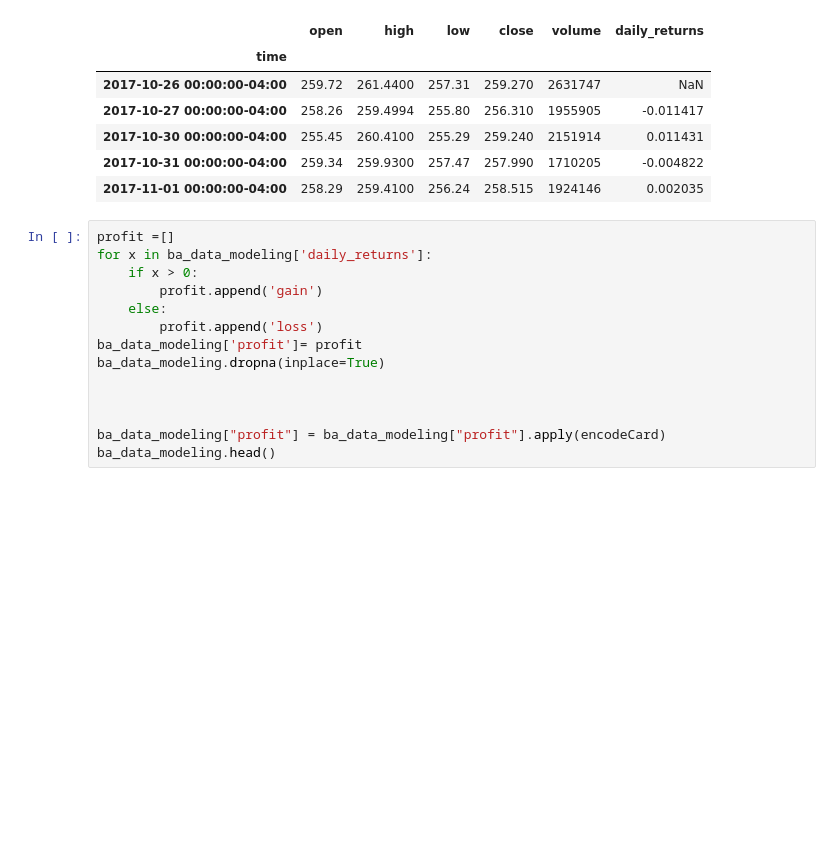
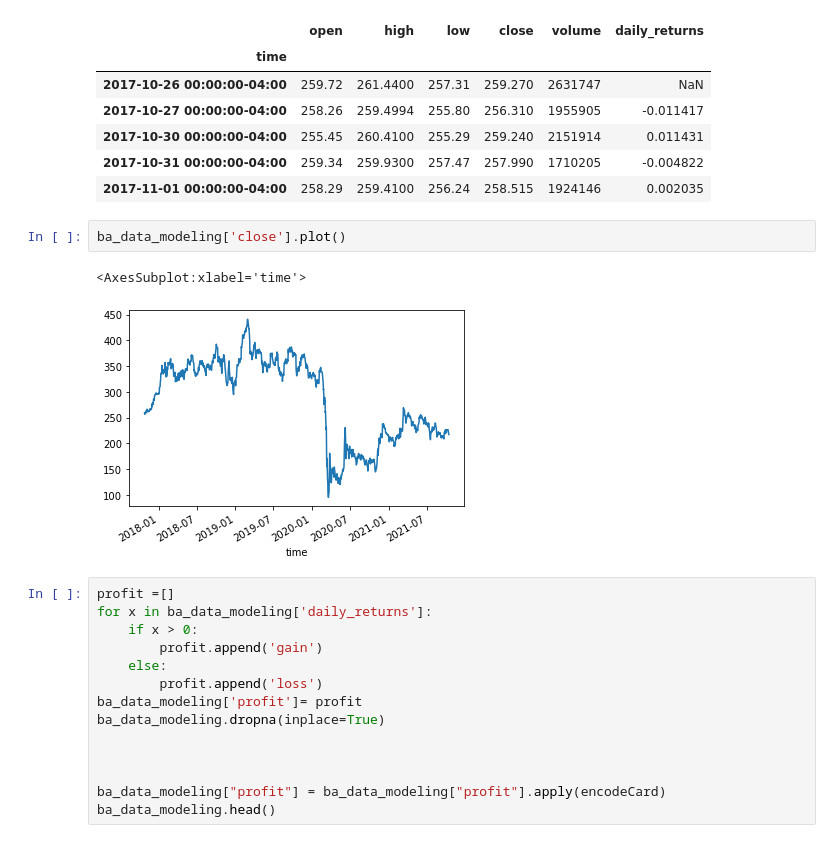
Before and after one commit to toniahurst/project_2, a Jupyter notebook: data_collection_db.ipynb, the cells around one changed output. Cells and saved outputs as stored; diff of their text form; blank space fills up the shorter version.

```diff
--- a/data_collection_db.ipynb
+++ b/data_collection_db.ipynb
@@ -756,6 +791,11 @@ See the caveats in the documentation: https://pandas.pydata.org/pandas-docs/stab
 | 2017-10-30 00:00:00-04:00 | 255.45 | 260.4100 | 255.29 | 259.240 | 2151914 | 0.011431 |
 | 2017-10-31 00:00:00-04:00 | 259.34 | 259.9300 | 257.47 | 257.990 | 1710205 | -0.004822 |
 | 2017-11-01 00:00:00-04:00 | 258.29 | 259.4100 | 256.24 | 258.515 | 1924146 | 0.002035 |
+# %%
+ba_data_modeling['close'].plot()
+# %% [output]
+<AxesSubplot:xlabel='time'>
+[figure, added]
 # %%
 profit =[]
 for x in ba_data_modeling['daily_returns']:
```
Also changed, not shown: parts of 18 cells of this notebook, 7 other files.
